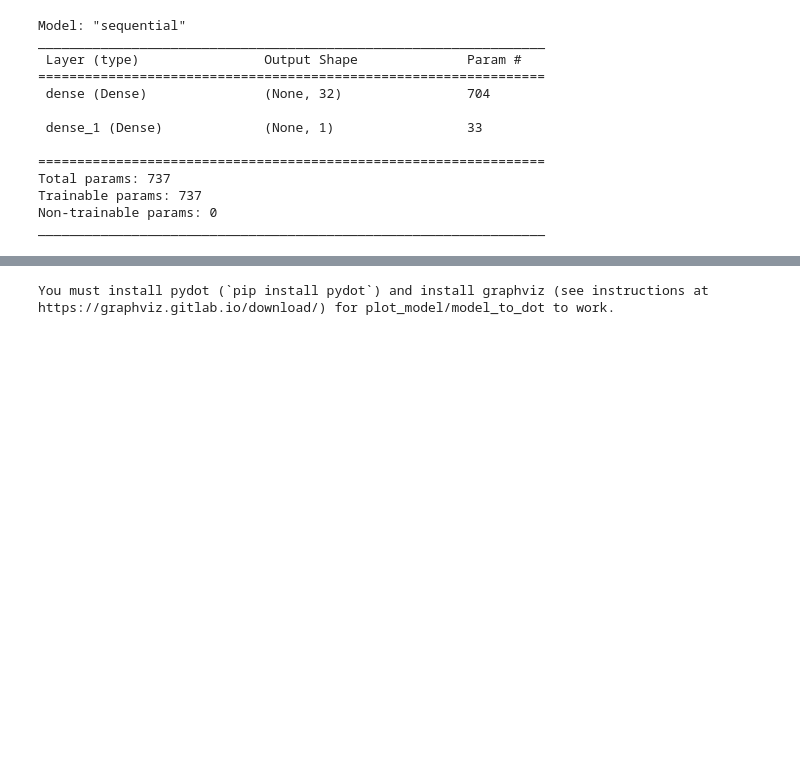
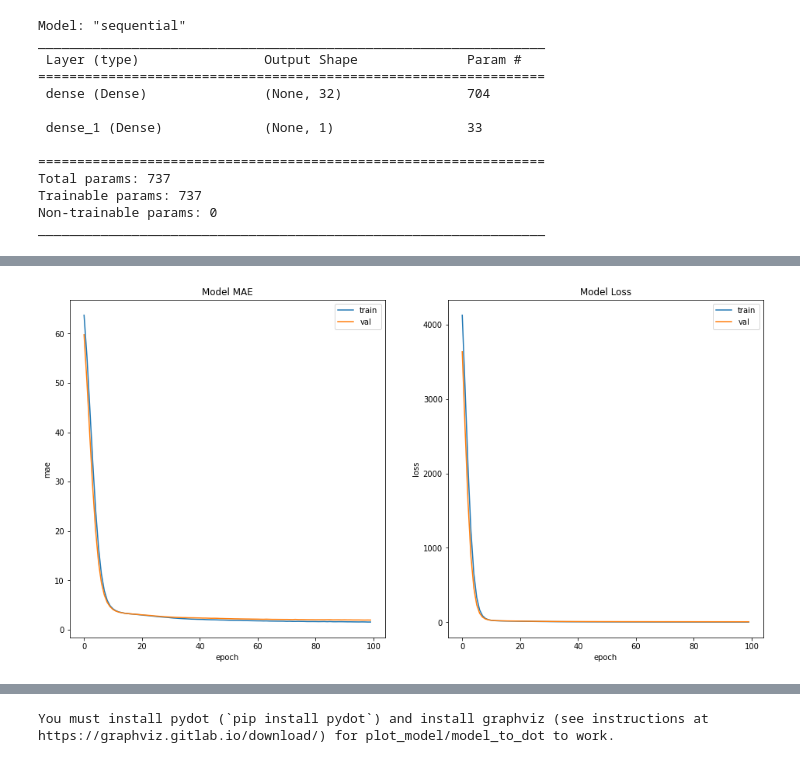
Before and after one commit to pradeep-charism/bigdata-analytics-ml, a Jupyter notebook: tensor-flow/tf-sequential-model.ipynb, the cells around one changed output, grey strips where cells are left out. Cells and saved outputs as stored; diff of their text form; code cells hidden in the pictures; blank space fills up the shorter version.

```diff
--- a/tensor-flow/tf-sequential-model.ipynb
+++ b/tensor-flow/tf-sequential-model.ipynb
@@ -267,0 +284,4 @@ _________________________________________________________________
+# %%
+num_epocsh = 100
+
+training_history = model.fit(x_train, y_train, epochs = num_epocsh, validation_split=0.2, verbose=True)
@@ -267,0 +306,22 @@ _________________________________________________________________
+# %%
+plt.figure(figsize=(16, 8))
+plt.subplot(1, 2 ,1)
+
+plt.plot(training_history.history['mae'])
+plt.plot(training_history.history['val_mae'])
+
+plt.title('Model MAE')
+plt.ylabel('mae')
+plt.xlabel('epoch')
+plt.legend(['train', 'val'])
+plt.subplot(1, 2, 2)
+plt.plot(training_history.history['loss'])
+plt.plot(training_history.history['val_loss'])
+
+plt.title('Model Loss')
+plt.ylabel('loss')
+plt.xlabel('epoch')
+plt.legend(['train', 'val'])
+plt.show()
+# %% [output]
+[figure, added]
```
Also changed, not shown: parts of 16 cells of this notebook, 1 other file.
